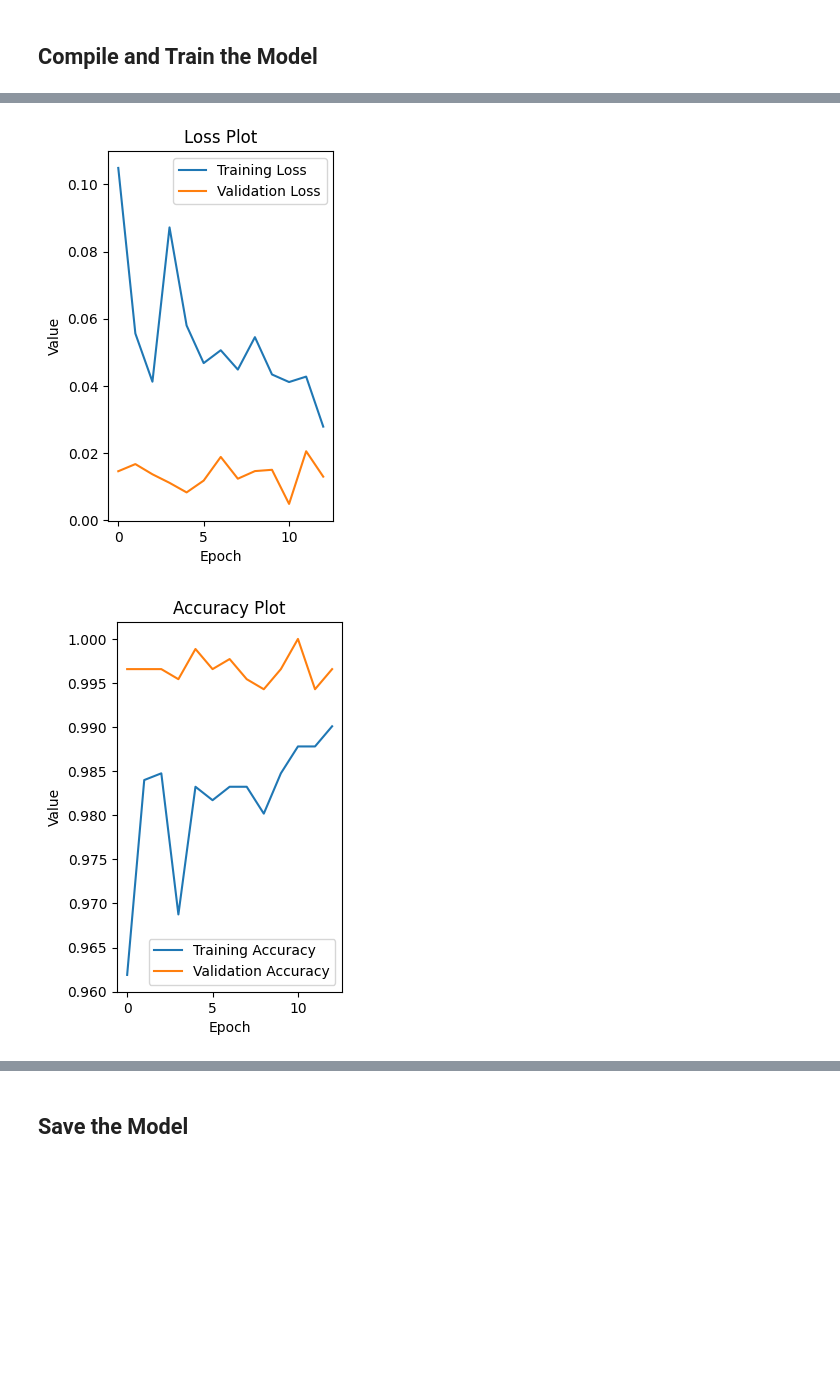
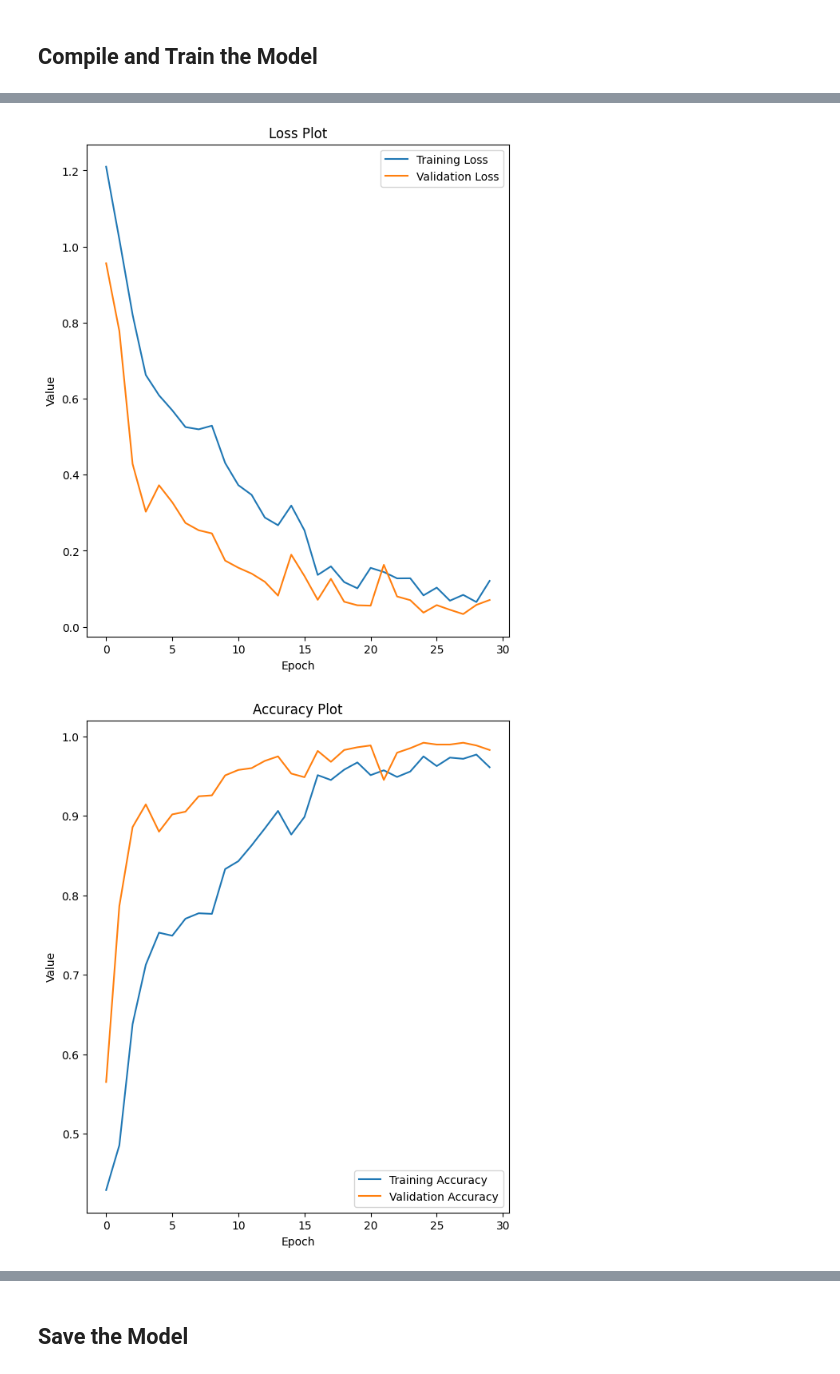
Before and after one commit to khairul746/Applied-Data-Science-Capstone-IBM, a Jupyter notebook: Rock_Paper_Scissor_Classification.ipynb, the cells around one changed output, grey strips where cells are left out. Drawn from its saved outputs; the diff is of its cells as text; code cells hidden in the pictures; blank space fills up the shorter version.

```diff
--- a/Rock_Paper_Scissor_Classification.ipynb
+++ b/Rock_Paper_Scissor_Classification.ipynb
@@ -134,9 +144,9 @@ class StopTrainingCallback(Callback):
             print("\nReached 99% accuracy. Stopping training...")
             self.model.stop_training = True
 # %%
-hist = model.fit_generator(train_datagen.flow(X_train,y_train,batch_size=50),
+hist = model.fit_generator(train_datagen.flow(X_train,y_train,batch_size=32),
                                         validation_data=test_datagen.flow(X_test,y_test,batch_size=50),
-                                        epochs=20,
+                                        epochs=30,
                                         callbacks=[StopTrainingCallback()]
                            )
 # %% [output]
@@ -160,34 +173,36 @@ Reached 99% accuracy. Stopping training...
 # %%
 acc = hist.history['accuracy']
 val_acc = hist.history['val_accuracy']
 
 loss = hist.history['loss']
 val_loss = hist.history['val_loss']
 
 epochs_range = range(20)
 
 #loss train & validation
+plt.figure(figsize=(15,8))
 plt.subplot(1, 2, 1)
 plt.plot(loss, label='Training Loss')
 plt.plot(val_loss, label='Validation Loss')
 plt.title('Loss Plot')
 plt.ylabel('Value')
 plt.xlabel('Epoch')
 plt.legend(loc="upper right")
 plt.show()
 
 #accuracy train & validation
+plt.figure(figsize=(15,8))
 plt.subplot(1, 2, 2)
 plt.plot(acc, label='Training Accuracy')
 plt.plot(val_acc, label='Validation Accuracy')
 plt.title('Accuracy Plot')
 plt.ylabel('Value')
 plt.xlabel('Epoch')
 plt.legend(loc="lower right")
 plt.show()
 # %% [output]
-[figure, old version]
+[figure, new version]
-[figure, old version]
+[figure, new version]
 # %%
 from google.colab import files
 from keras.preprocessing import image
```
Also changed, not shown: parts of 10 cells of this notebook.
